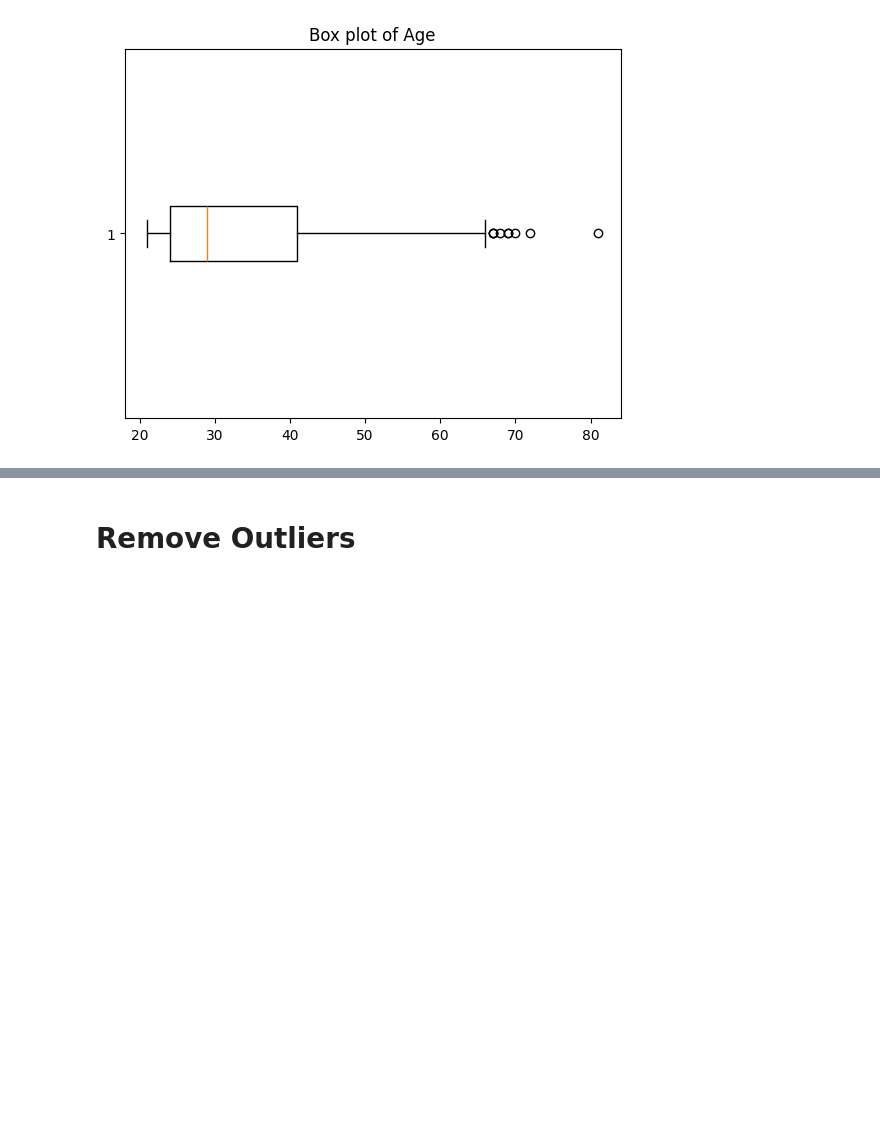
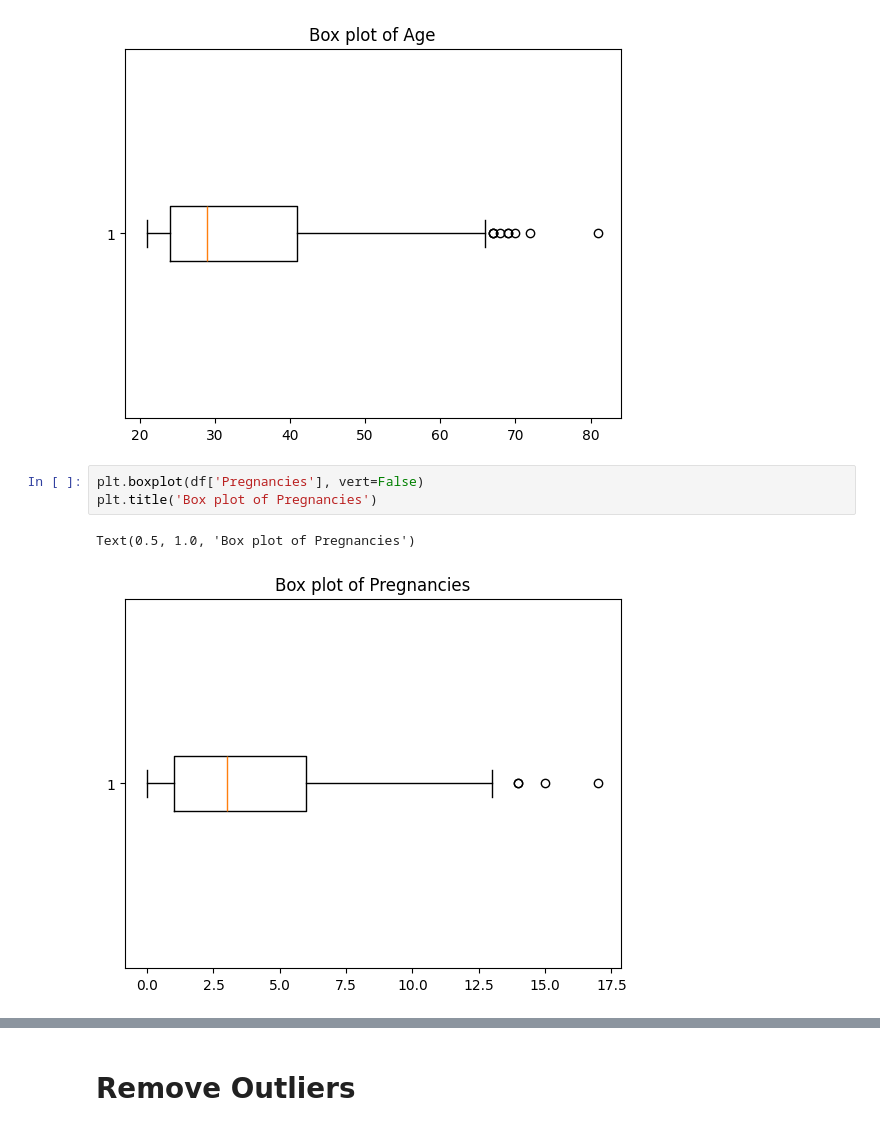
Before and after one commit to rusiravk/rusiravk-uom-ai-sessions, a Jupyter notebook: session-2/diabetes dataset assignment/diabetes.ipynb, the cells around one changed output, grey strips where cells are left out. Saved outputs shown, nothing was run; the diff lists cells and outputs as text; blank space fills up the shorter version.

```diff
--- a/session-2/diabetes dataset assignment/diabetes.ipynb
+++ b/session-2/diabetes dataset assignment/diabetes.ipynb
@@ -120,3 +120,9 @@ plt.title('Box plot of Age')
 # %% [output]
 Text(0.5, 1.0, 'Box plot of Age')
 [figure]
+# %%
+plt.boxplot(df['Pregnancies'], vert=False)
+plt.title('Box plot of Pregnancies')
+# %% [output]
+Text(0.5, 1.0, 'Box plot of Pregnancies')
+[figure, added]
```
Also changed, not shown: parts of 5 cells of this notebook.
